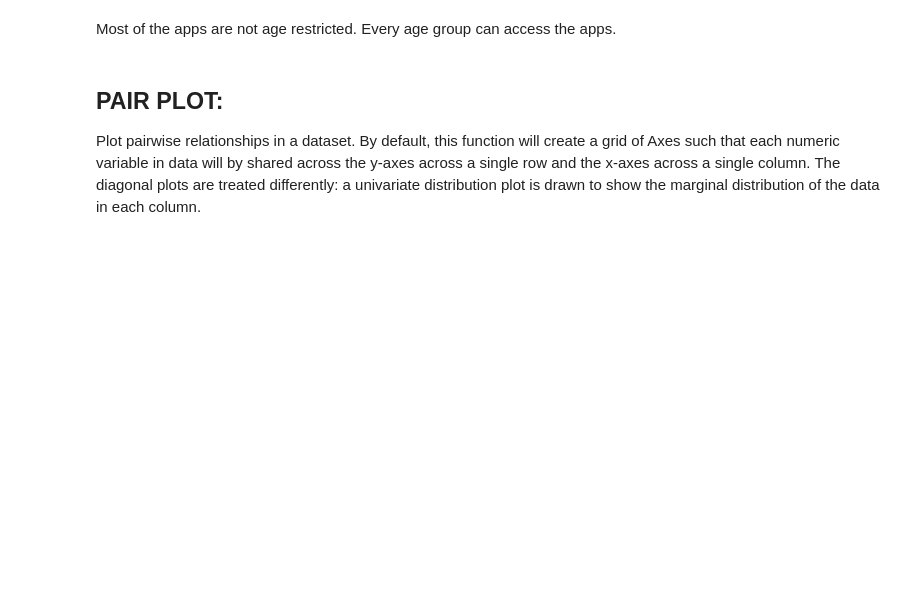
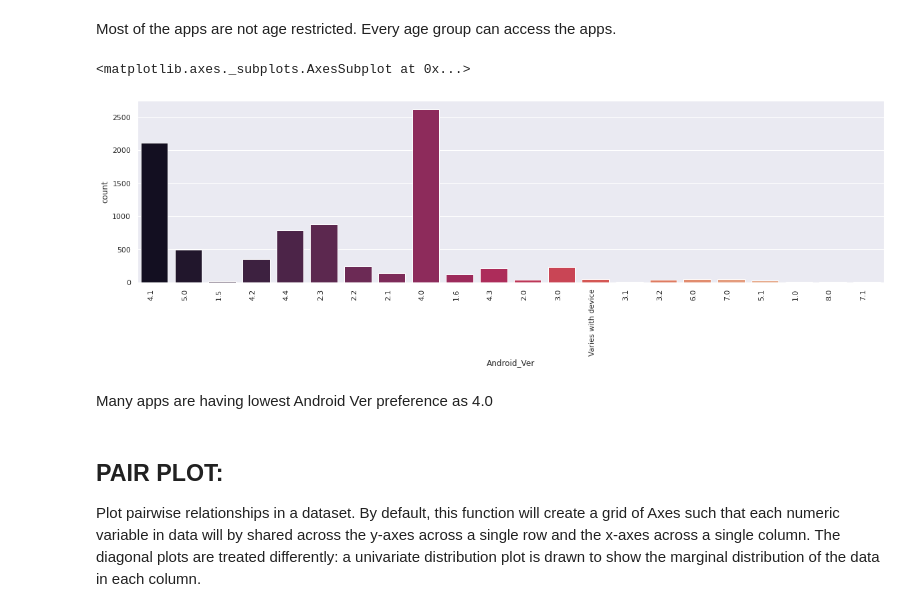
Before and after one commit to Mahima2208/EDA_PlayStore_Apps_Analysis, a Jupyter notebook: MAHIMA_PHALKEY_Play_Store_App_Review_Analysis_Capstone_Project.ipynb, the cells around one changed output. Saved outputs shown, nothing was run; the diff lists cells and outputs as text; code cells hidden in the pictures; blank space fills up the shorter version.

```diff
--- a/MAHIMA_PHALKEY_Play_Store_App_Review_Analysis_Capstone_Project.ipynb
+++ b/MAHIMA_PHALKEY_Play_Store_App_Review_Analysis_Capstone_Project.ipynb
@@ -1120,6 +1120,15 @@ sns.countplot(x='Content_Rating',data=play_store_df_1,palette="rocket")
 [figure]
 # %% [markdown]
 Most of the apps are not age restricted. Every age group can access the apps.
+# %%
+plt.figure(figsize=(20,5))
+plt.xticks(rotation = 90, ha = 'right')
+sns.countplot(x='Android_Ver',data=play_store_df_1,palette="rocket")
+# %% [output]
+<matplotlib.axes._subplots.AxesSubplot at 0x...>
+[figure, added]
+# %% [markdown]
+Many apps are having lowest Android Ver preference as 4.0
 # %% [markdown]
 ## **PAIR PLOT:**
 Plot pairwise relationships in a dataset.
```
Also changed, not shown: parts of 5 cells of this notebook.
